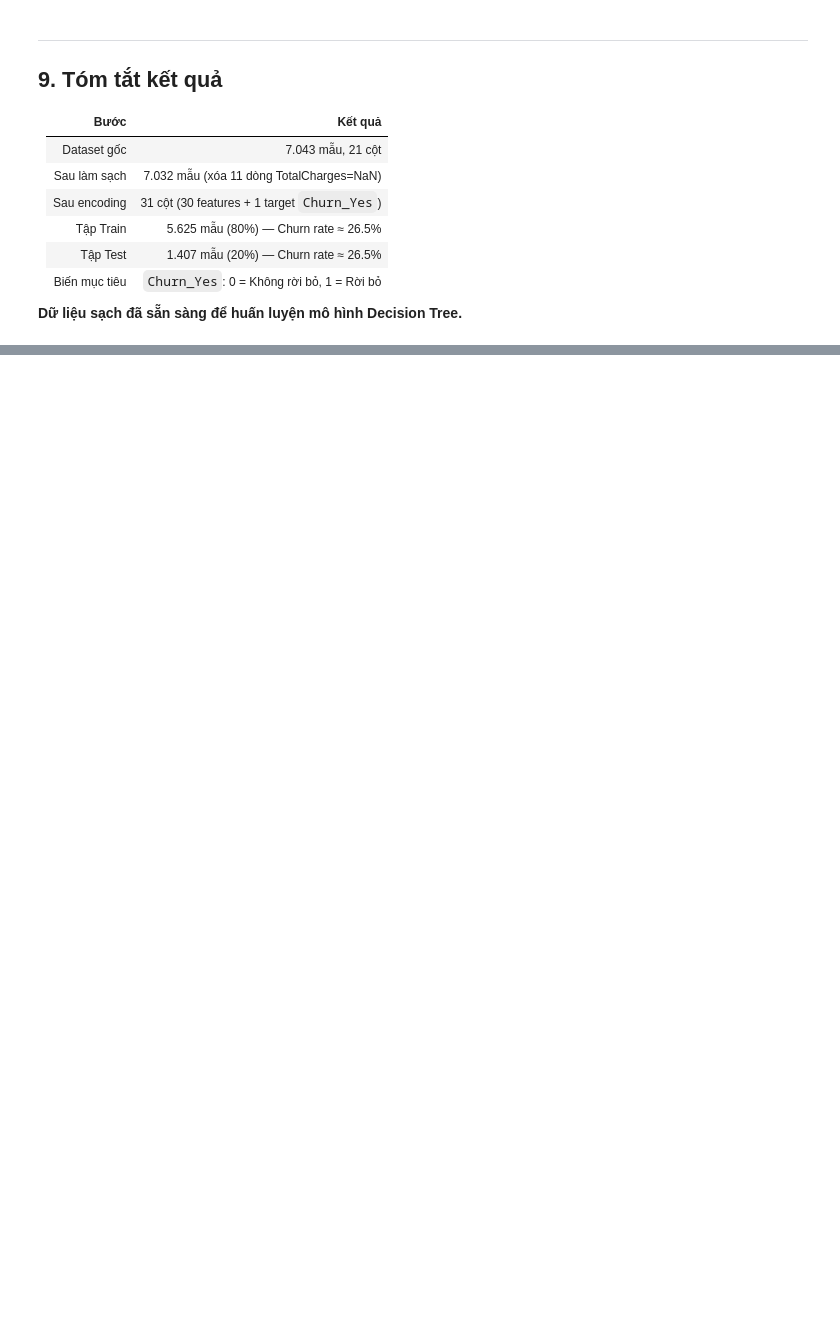
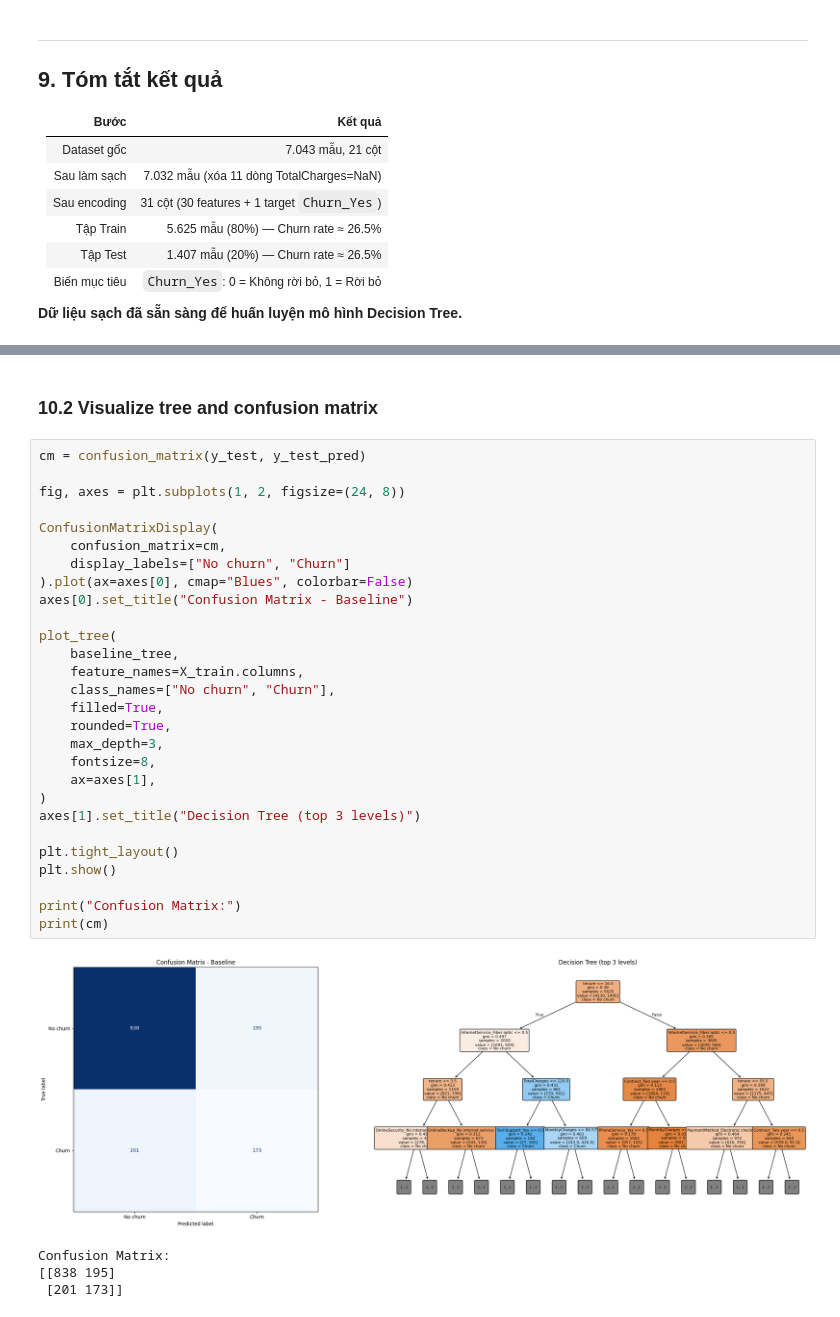
Before and after one commit to torusama/AI_LAB3, a Jupyter notebook: notebooks/eda_preprocessing_fixed.ipynb, the cells around one changed output, grey strips where cells are left out. Saved outputs shown, nothing was run; the diff lists cells and outputs as text; blank space fills up the shorter version.

Commit message:
Train baseline DecisionTreeClassifier

```diff
--- a/notebooks/eda_preprocessing_fixed.ipynb
+++ b/notebooks/eda_preprocessing_fixed.ipynb
@@ -252,0 +357,35 @@ print("  data/clean/y_test.csv       — Nhan tap kiem tra")
+# %% [markdown]
+### 10.2 Visualize tree and confusion matrix
+# %%
+cm = confusion_matrix(y_test, y_test_pred)
+
+fig, axes = plt.subplots(1, 2, figsize=(24, 8))
+
+ConfusionMatrixDisplay(
+    confusion_matrix=cm,
+    display_labels=["No churn", "Churn"]
+).plot(ax=axes[0], cmap="Blues", colorbar=False)
+axes[0].set_title("Confusion Matrix - Baseline")
+
+plot_tree(
+    baseline_tree,
+    feature_names=X_train.columns,
+    class_names=["No churn", "Churn"],
+    filled=True,
+    rounded=True,
+    max_depth=3,
+    fontsize=8,
+    ax=axes[1],
+)
+axes[1].set_title("Decision Tree (top 3 levels)")
+
+plt.tight_layout()
+plt.show()
+
+print("Confusion Matrix:")
+print(cm)
+# %% [output]
+[figure, added]
+Confusion Matrix:
+[[838 195]
+ [201 173]]
```
Also changed, not shown: parts of 10 cells of this notebook, 18 other files.
